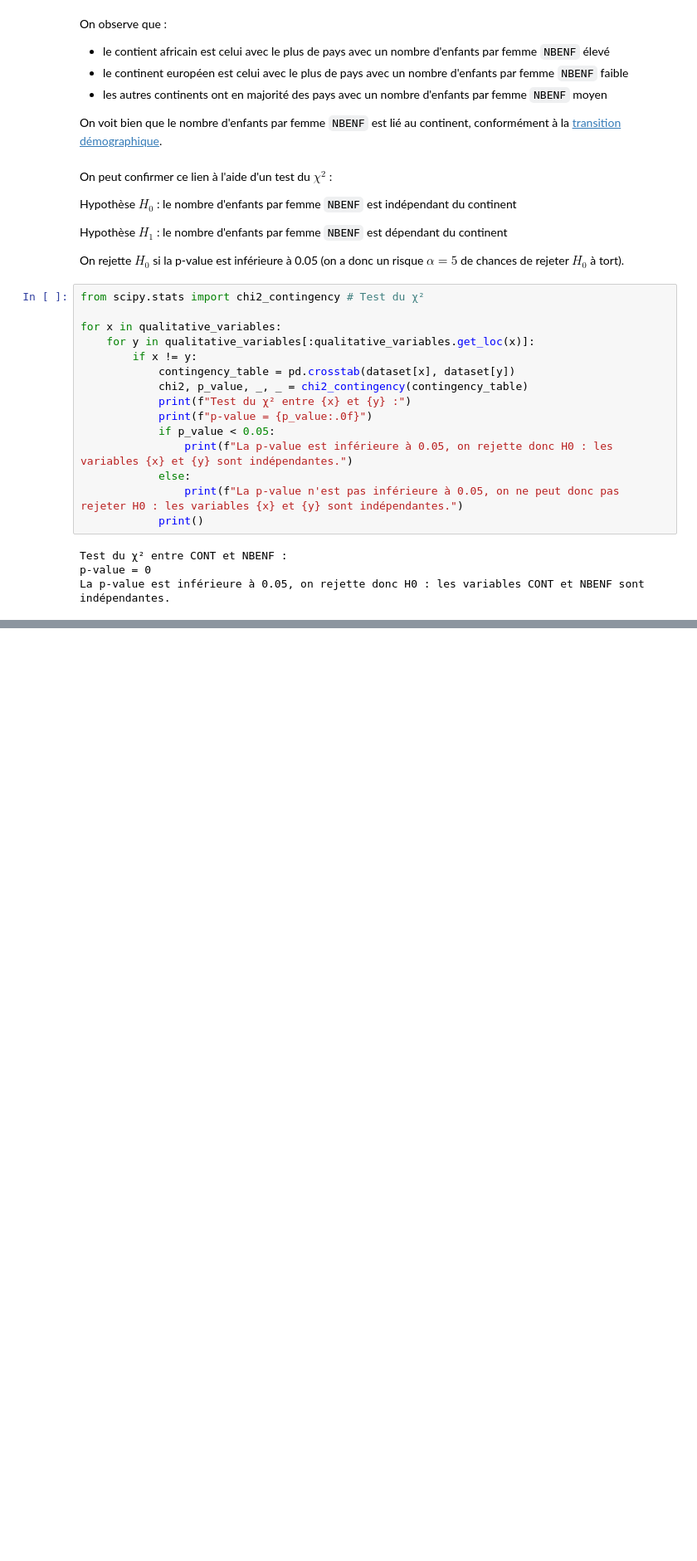
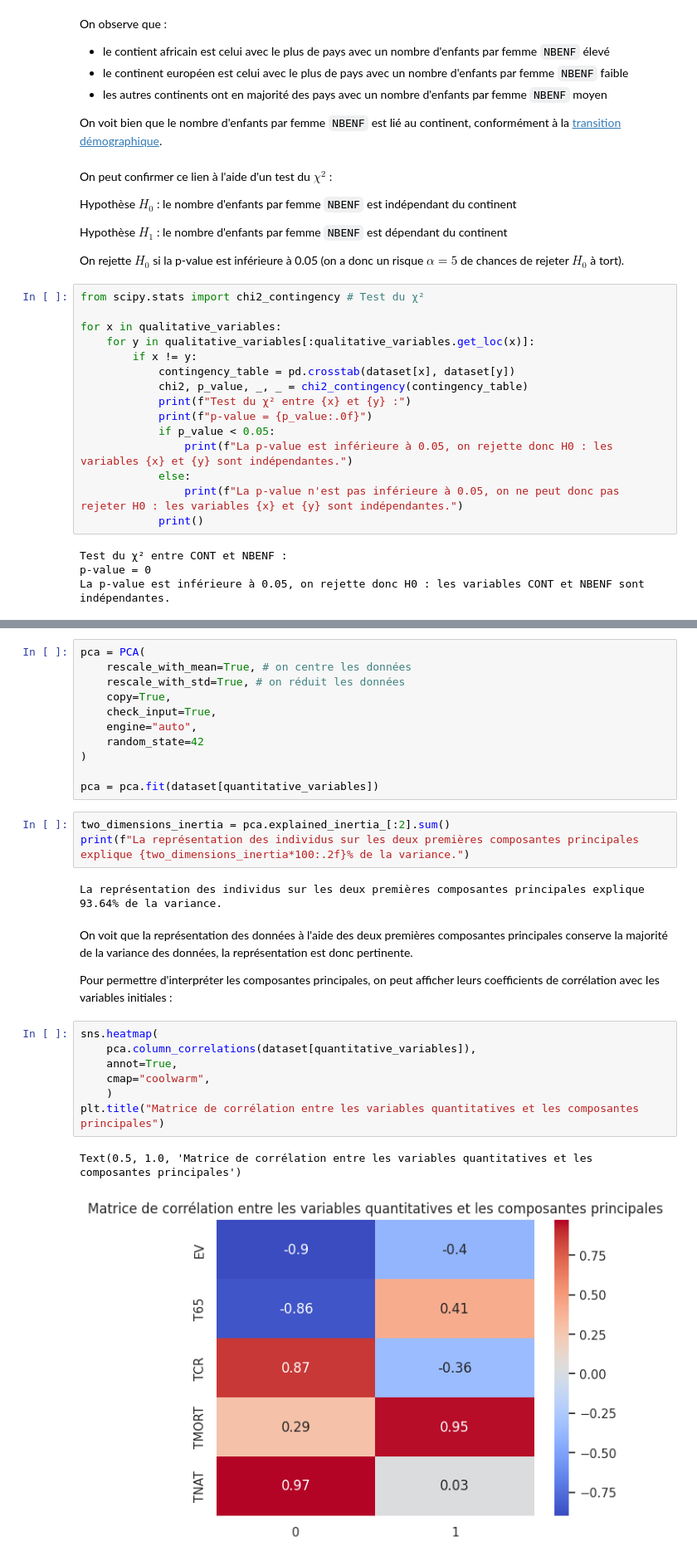
Before and after one commit to cmnemoi/Projet_Data_Exploration, a Jupyter notebook: Projet_Data_Exploration.ipynb, the cells around one changed output, grey strips where cells are left out. Shown at 83% size. Drawn from its saved outputs; the diff is of its cells as text; blank space fills up the shorter version.

```diff
--- a/Projet_Data_Exploration.ipynb
+++ b/Projet_Data_Exploration.ipynb
@@ -297,0 +304,30 @@ La p-value est inférieure à 0.05, on rejette donc H0 : les variables CONT et N
+# %%
+pca = PCA(
+    rescale_with_mean=True, # on centre les données
+    rescale_with_std=True, # on réduit les données
+    copy=True,
+    check_input=True,
+    engine="auto",
+    random_state=42
+)
+
+pca = pca.fit(dataset[quantitative_variables])
+# %%
+two_dimensions_inertia = pca.explained_inertia_[:2].sum()
+print(f"La représentation des individus sur les deux premières composantes principales explique {two_dimensions_inertia*100:.2f}% de la variance.")
+# %% [output]
+La représentation des individus sur les deux premières composantes principales explique 93.64% de la variance.
+# %% [markdown]
+On voit que la représentation des données à l'aide des deux premières composantes principales conserve la majorité de la variance des données, la représentation est donc pertinente.
+
+Pour permettre d'interpréter les composantes principales, on peut afficher leurs coefficients de corrélation avec les variables initiales :
+# %%
+sns.heatmap(
+    pca.column_correlations(dataset[quantitative_variables]),
+    annot=True,
+    cmap="coolwarm",
+    )
+plt.title("Matrice de corrélation entre les variables quantitatives et les composantes principales")
+# %% [output]
+Text(0.5, 1.0, 'Matrice de corrélation entre les variables quantitatives et les composantes principales')
+[figure, added]
```
Also changed, not shown: parts of 8 cells of this notebook.
